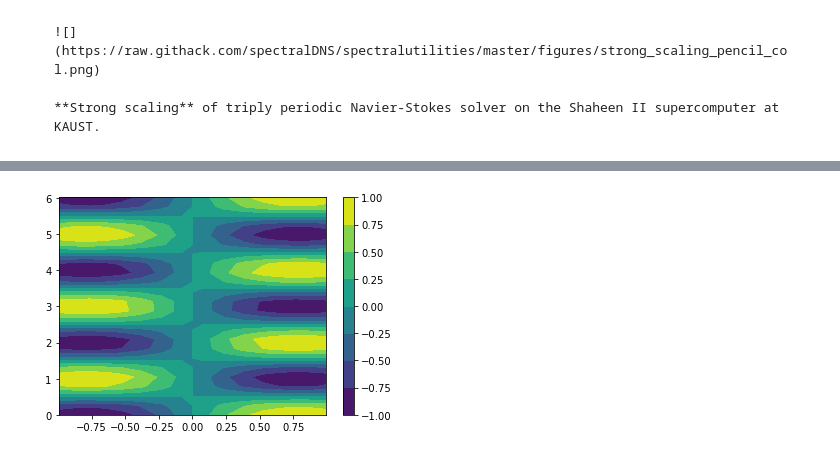
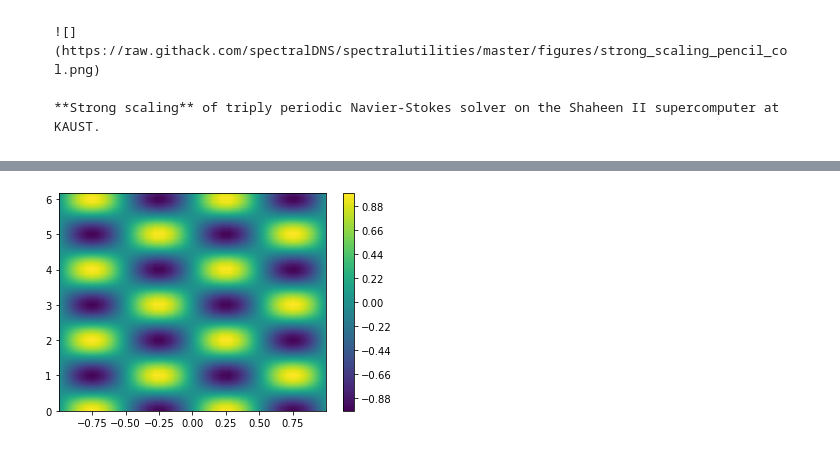
Before and after one commit to mikaem/mikaem.github.io, a Jupyter notebook: _sources/content/research/spectraldns.ipynb, the cells around one changed output, grey strips where cells are left out. Drawn from its saved outputs; the diff is of its cells as text; code cells hidden in the pictures.

```diff
--- a/_sources/content/research/spectraldns.ipynb
+++ b/_sources/content/research/spectraldns.ipynb
@@ -70,21 +70,21 @@ Try shenfun in the computational cell below. Modify to own liking and run intera
 # %%
 from sympy import symbols, cos, sin, pi
 from shenfun import *
 import matplotlib.pyplot as plt
 %matplotlib inline
 
 x, y = symbols("x,y")
 
-C = Basis(20, 'Chebyshev')
-F = Basis(24, 'Fourier', dtype='d')
+C = FunctionSpace(50, 'Chebyshev')
+F = FunctionSpace(50, 'Fourier', dtype='d')
 T = TensorProductSpace(comm, (C, F))
-u = project(sin(2*x)*cos(pi*y), T)
+u = project(sin(2*pi*x)*cos(pi*y), T)
 X = T.local_mesh(True)
-plt.contourf(X[0], X[1], u.backward())
+plt.contourf(X[0], X[1], u.backward(), 100)
 plt.colorbar()
 plt.show()
 # %% [output]
-[figure, old version]
+[figure, new version]
 # %% [markdown]
 
 
```
Also changed, not shown: 4 other files.
